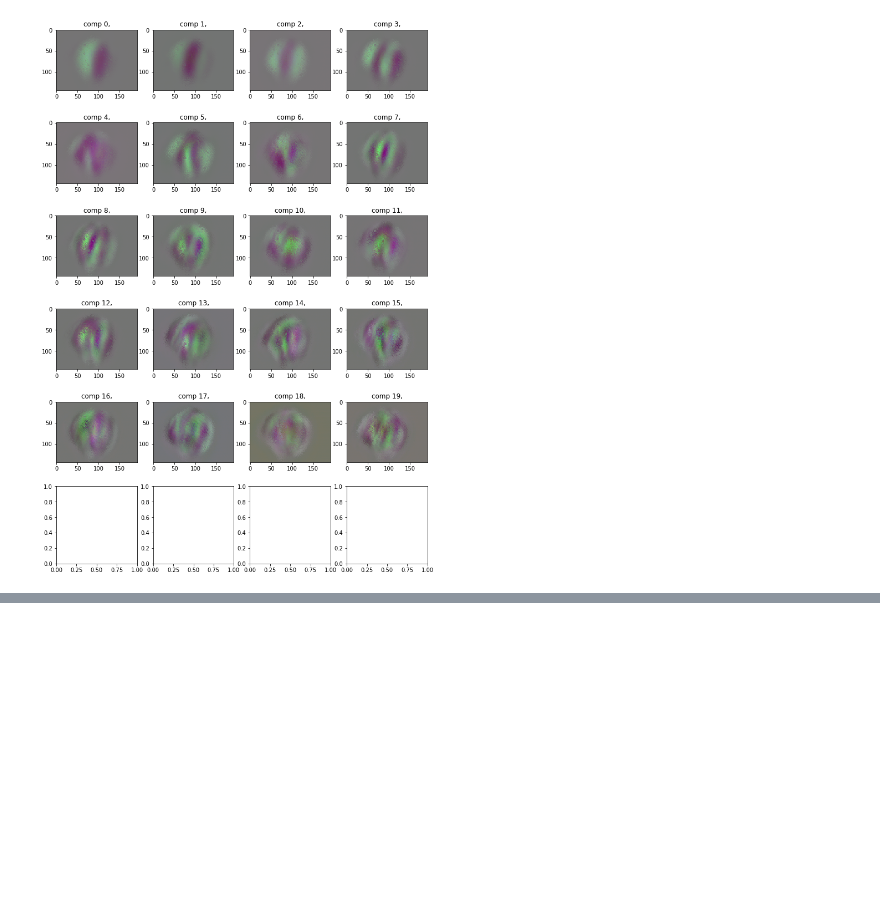
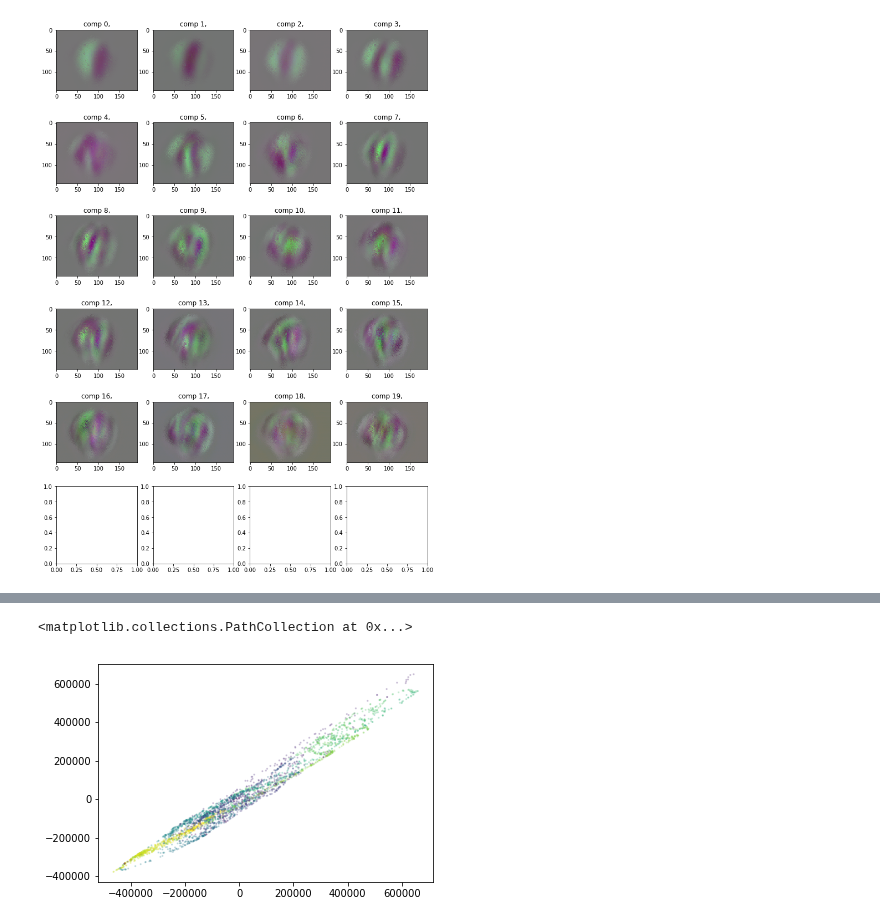
Before and after one commit to DaniloZZZ/quantTechLab, a Jupyter notebook: analysis/dataset_inspection.ipynb, the cells around one changed output, grey strips where cells are left out. Drawn from its saved outputs; the diff is of its cells as text; code cells hidden in the pictures; blank space fills up the shorter version.

```diff
--- a/analysis/dataset_inspection.ipynb
+++ b/analysis/dataset_inspection.ipynb
@@ -115,0 +132,6 @@ Min, max 0.0 1.0
+# %%
+
+plt.scatter(*transformed.T[0:2], c=dst3.target,s=1, alpha=0.2)
+# %% [output]
+<matplotlib.collections.PathCollection at 0x...>
+[figure, added]
```
Also changed, not shown: parts of 3 cells of this notebook.
